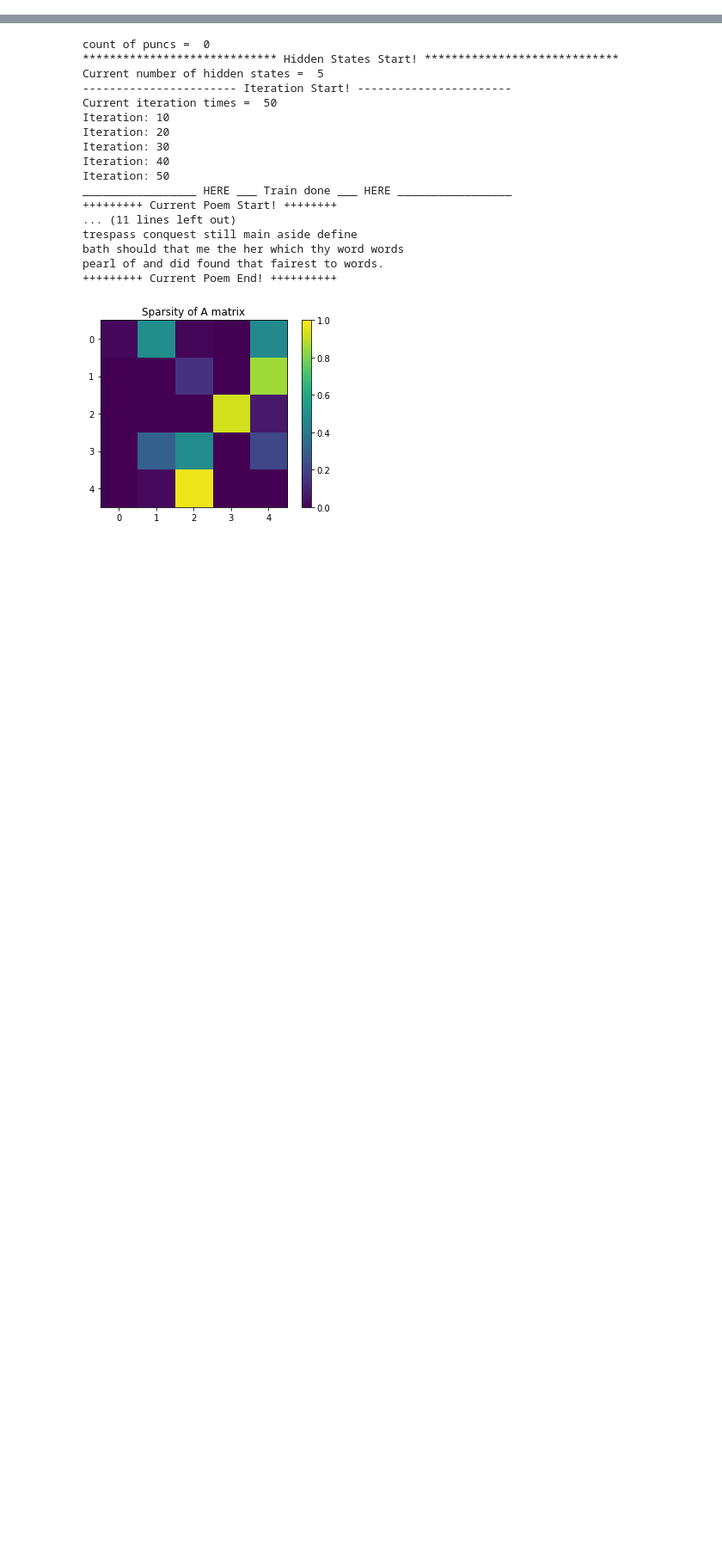
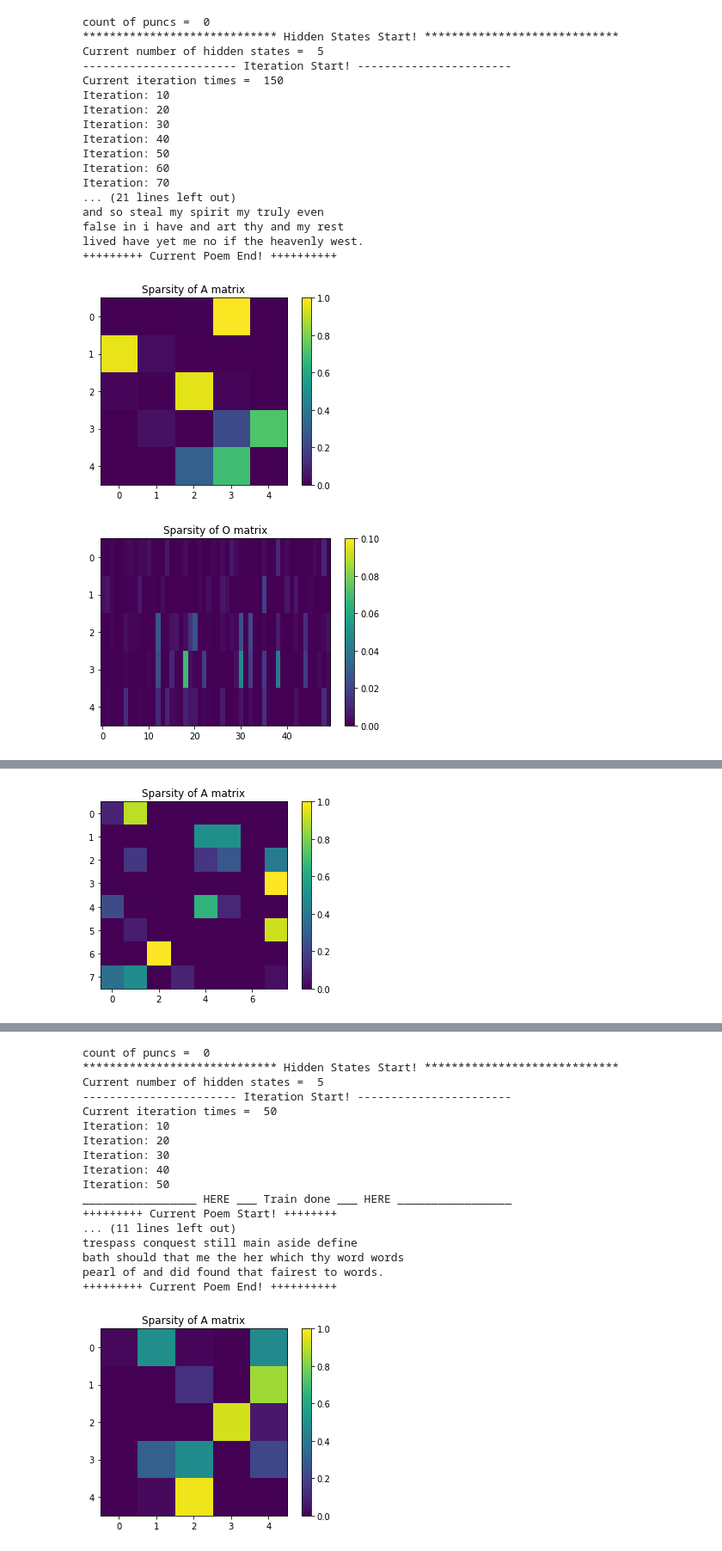
Before and after one commit to wuyudd/CS155_MiniProject_3, a Jupyter notebook: rhyme_HMM_shakespeare.ipynb, the cells around one changed output, grey strips where cells are left out. Shown at 86% size. Saved outputs shown, nothing was run; the diff lists cells and outputs as text; code cells hidden in the pictures; blank space fills up the shorter version.

```diff
--- a/rhyme_HMM_shakespeare.ipynb
+++ b/rhyme_HMM_shakespeare.ipynb
@@ -106,0 +299,33 @@ def rhyme_HMM_main(num_hidden_states, iterations, num_obs_displayed, syllable_fi
+# %%
+# version 1.5.2
+# tune hyper-params
+# "Keyboard Interupt" as current params are enough
+syllable_filename = "./project3/data/Syllable_dictionary.txt"
+rhyme_filename = "./project3/data/shakespeare.txt"
+sha_filename = "./project3/data/shakespeare.txt"
+
+num_hidden_states = [5, 8, 10]
+iterations = [150]
+num_obs_displayed = 15
+
+hmms, poems_output, state_obs_topN_list = rhyme_HMM_main_old(num_hidden_states, iterations, num_obs_displayed, syllable_filename, rhyme_filename, sha_filename)
+# %% [output]
+count of puncs =  0
+***************************** Hidden States Start! *****************************
+Current number of hidden states =  5
+----------------------- Iteration Start! -----------------------
+Current iteration times =  150
+Iteration: 10
+Iteration: 20
+Iteration: 30
+Iteration: 40
+Iteration: 50
+Iteration: 60
+Iteration: 70
+... (21 lines left out)
+and so steal my spirit my truly even
+false in i have and art thy and my rest
+lived have yet me no if the heavenly west.
++++++++++ Current Poem End! ++++++++++
+[figure, added]
+[figure, added]
@@ -106,0 +349 @@ def rhyme_HMM_main(num_hidden_states, iterations, num_obs_displayed, syllable_fi
+[figure, added]
```
Also changed, not shown: parts of 10 cells of this notebook, 6 other files.
